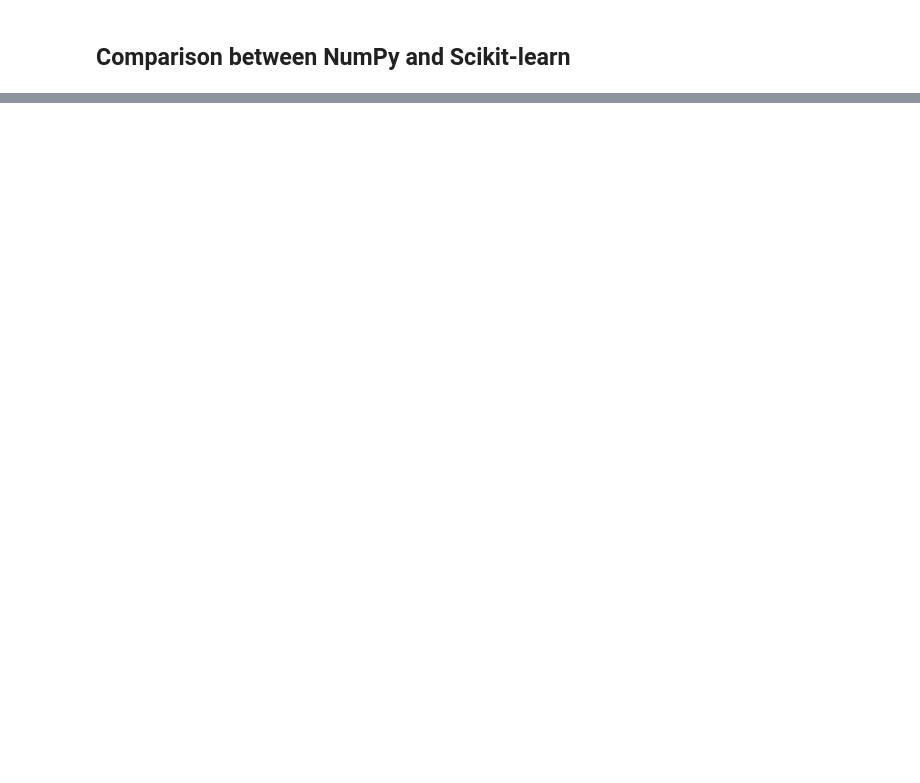
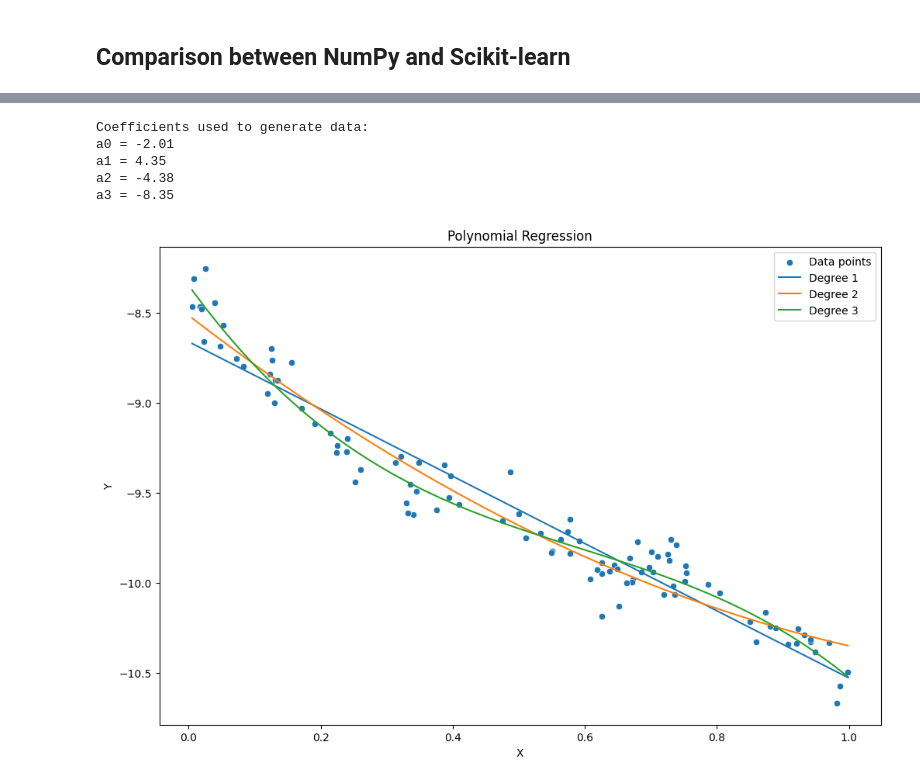
Before and after one commit to w10k57-education/ml-fundamentals, a Jupyter notebook: notebooks/00-mm-linear-regression.ipynb, the cells around one changed output, grey strips where cells are left out. Saved outputs shown, nothing was run; the diff lists cells and outputs as text; code cells hidden in the pictures; blank space fills up the shorter version.

Commit message:
Add polynomial regression example

```diff
--- a/notebooks/00-mm-linear-regression.ipynb
+++ b/notebooks/00-mm-linear-regression.ipynb
@@ -69,0 +105,46 @@ Scikit-learn prediction for y(0.4) = 3.05
+# %%
+# Polynomial Regression using Scikit-learn
+from sklearn.preprocessing import PolynomialFeatures
+from sklearn.pipeline import make_pipeline
+from src.make_dataset import generate_polynomial_data
+
+# Generate polynomial data
+m_samples = 100
+degree = 3
+x_features, y_targets = generate_polynomial_data(m_samples, degree, coeff=True)
+X_features = x_features.reshape(-1, 1)
+
+# Create polynomial features
+degrees = [1, 2, 3]  # We'll try linear, quadratic, and cubic polynomials
+
+plt.figure(figsize=(12, 8))
+sns.scatterplot(x=x_features, y=y_targets, label='Data points')
+
+# Fit and plot polynomial regressions
+for degree in degrees:
+    # Create a pipeline that creates polynomial features and then applies linear regression
+    poly_model = make_pipeline(PolynomialFeatures(degree), LinearRegression())
+
+    # Fit the model
+    poly_model.fit(X_features, y_targets)
+
+    # Generate points for smooth curve plotting
+    X_plot = np.linspace(X_features.min(), X_features.max(), 100).reshape(-1, 1)
+    y_plot = poly_model.predict(X_plot)
+
+    # Plot the polynomial regression line
+    plt.plot(X_plot, y_plot, label=f'Degree {degree}')
+
+# Add labels and legend
+plt.xlabel('X')
+plt.ylabel('Y')
+plt.title('Polynomial Regression')
+plt.legend()
+plt.show()
+# %% [output]
+Coefficients used to generate data:
+a0 = -2.01
+a1 = 4.35
+a2 = -4.38
+a3 = -8.35
+[figure, added]
```
Also changed, not shown: parts of 7 cells of this notebook, 1 other file.
